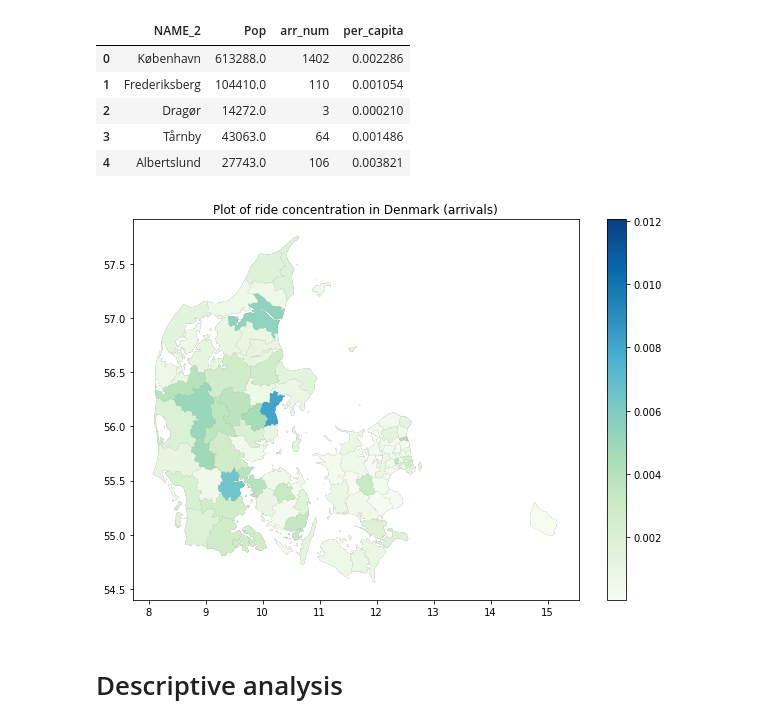
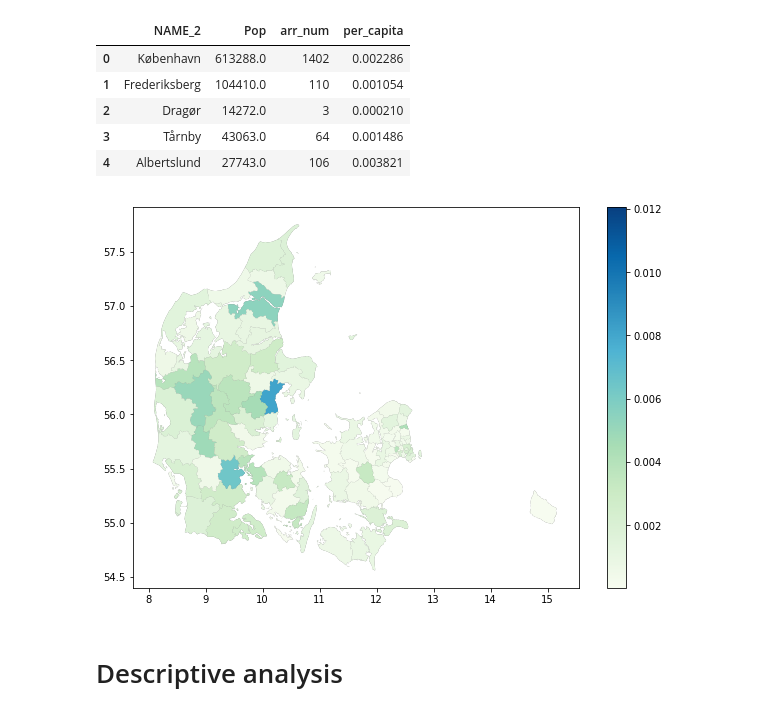
Before and after one commit to VictoriaHundevad/Social-Data-Science-Group-8, a Jupyter notebook: Code appendix 1.ipynb, the cells around one changed output. Cells and saved outputs as stored; diff of their text form; code cells hidden in the pictures.

```diff
--- a/Code appendix 1.ipynb
+++ b/Code appendix 1.ipynb
@@ -748,13 +746,12 @@ arr_ride_num_PCA = pd.merge(shp, new_df_PCA, on="NAME_2", how="right")
 # %%
 #Creating plot of arrivals per capita in municipality
 fig, ax = plt.subplots(1, figsize=(10,7))
 base = shp.plot(ax=ax, color='gray')
 #gdf.plot(ax=base, marker="o", markersize=5, alpha=0.5)
 arr_ride_num_PCA.plot(ax=base, column='per_capita', cmap='GnBu', alpha=1, legend=True)
-ax.set_title("Plot of ride concentration in Denmark (arrivals)")
 leg = ax.get_legend()
 fig.savefig('arrival_per_capita.png')
 # %% [output]
-[figure, old version]
+[figure, new version]
 # %% [markdown]
 # Descriptive analysis
```
Also changed, not shown: parts of 8 cells of this notebook.
